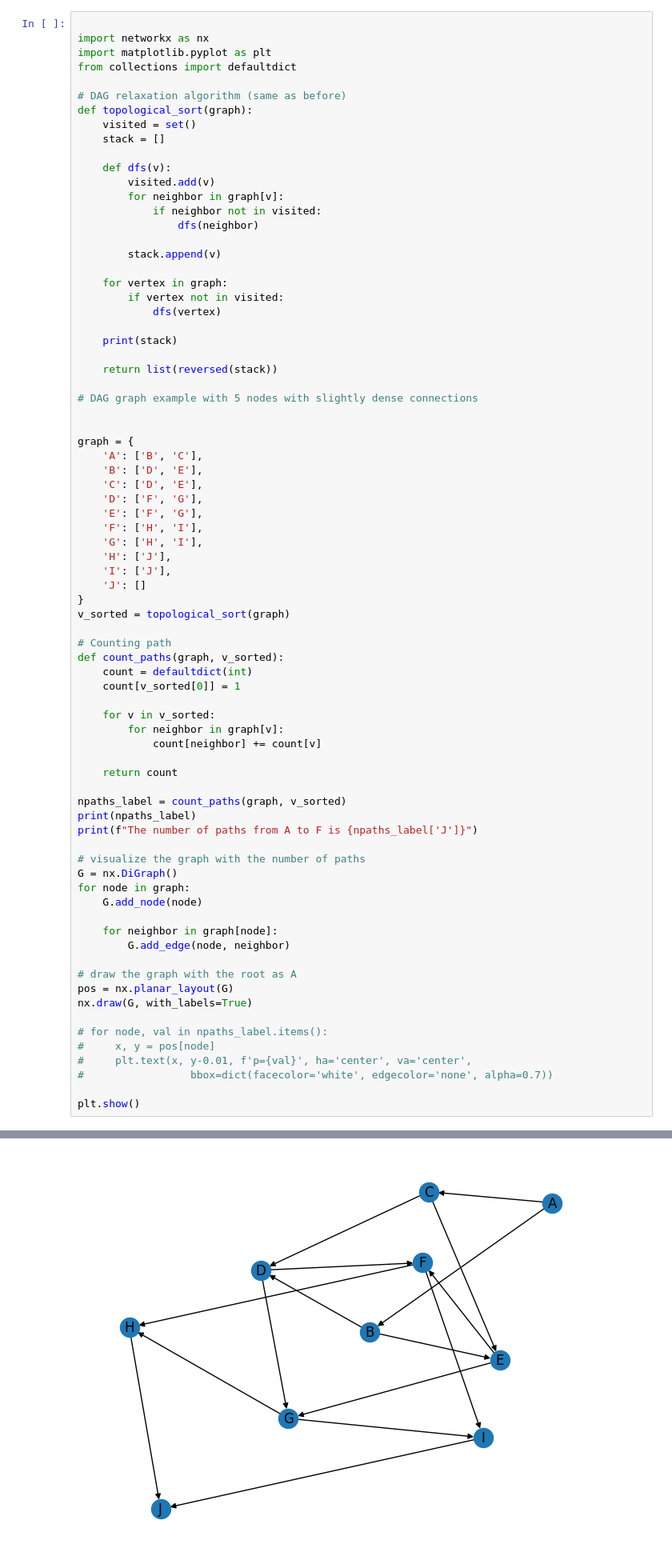
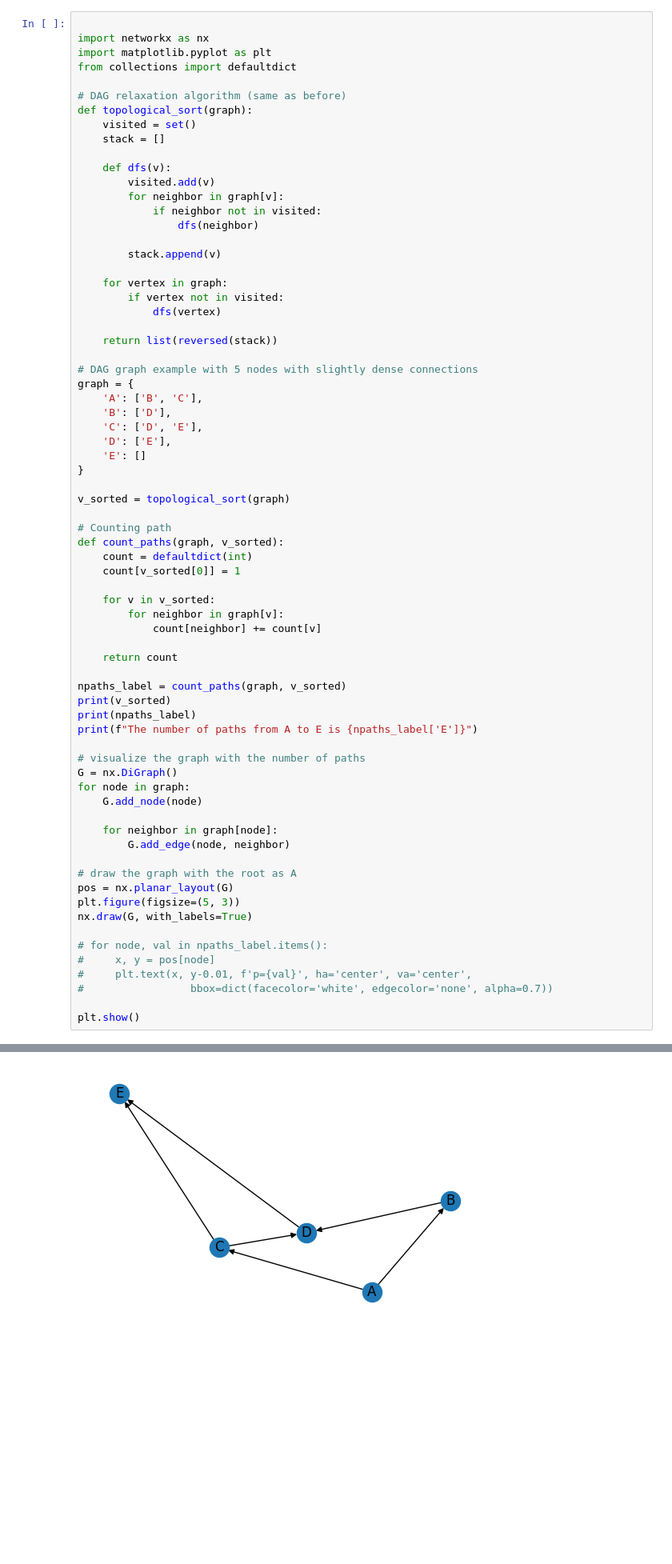
Before and after one commit to jakeoung/teach, a Jupyter notebook: alg/graph_dfs_dag.ipynb, the cells around one changed output, grey strips where cells are left out. Shown: that part at 80% size. Cells and saved outputs as stored; diff of their text form; blank space fills up the shorter version.

```diff
--- a/alg/graph_dfs_dag.ipynb
+++ b/alg/graph_dfs_dag.ipynb
@@ -184,25 +183,17 @@ def topological_sort(graph):
         if vertex not in visited:
             dfs(vertex)
 
-    print(stack)
-
     return list(reversed(stack))
 
 # DAG graph example with 5 nodes with slightly dense connections
-
-
 graph = {
     'A': ['B', 'C'],
-    'B': ['D', 'E'],
+    'B': ['D'],
     'C': ['D', 'E'],
-    'D': ['F', 'G'],
-    'E': ['F', 'G'],
-    'F': ['H', 'I'],
-    'G': ['H', 'I'],
-    'H': ['J'],
-    'I': ['J'],
-    'J': []
+    'D': ['E'],
+    'E': []
 }
+
 v_sorted = topological_sort(graph)
 
 # Counting path
@@ -217,8 +208,9 @@ def count_paths(graph, v_sorted):
     return count
 
 npaths_label = count_paths(graph, v_sorted)
+print(v_sorted)
 print(npaths_label)
-print(f"The number of paths from A to F is {npaths_label['J']}")
+print(f"The number of paths from A to E is {npaths_label['E']}")
 
 # visualize the graph with the number of paths
 G = nx.DiGraph()
@@ -230,6 +222,7 @@ for node in graph:
 
 # draw the graph with the root as A
 pos = nx.planar_layout(G)
+plt.figure(figsize=(5, 3))
 nx.draw(G, with_labels=True)
 
 # for node, val in npaths_label.items():
@@ -245 +238 @@ The number of paths from A to F is 16
-[figure, old version]
+[figure, new version]
```
Also changed, not shown: parts of 2 cells of this notebook.
